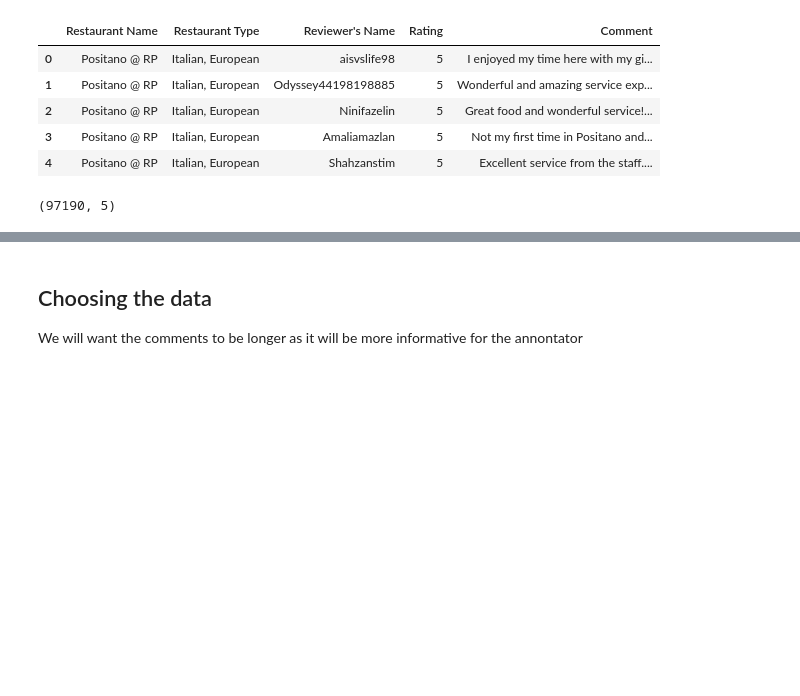
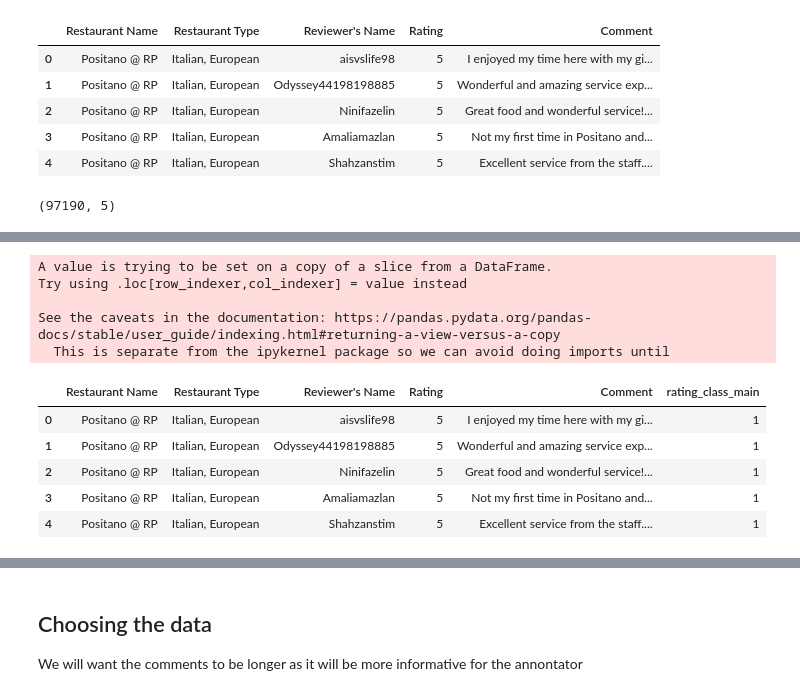
Before and after one commit to nicholasneo78/information-retrieval, a Jupyter notebook: inter-annontator-agreement-data-code.ipynb, the cells around one changed output, grey strips where cells are left out. Drawn from its saved outputs; the diff is of its cells as text; code cells hidden in the pictures; blank space fills up the shorter version.

```diff
--- a/inter-annontator-agreement-data-code.ipynb
+++ b/inter-annontator-agreement-data-code.ipynb
@@ -20,6 +20,6 @@ data_raw_.shape
 (97190, 5)
 # %%
 # remove duplicates in the data
-data_raw = data_raw_.drop_duplicates(subset={"Reviewer\'s Name","Rating","Comment"}, keep='first', inplace=False)
+data_raw = data_raw_.drop_duplicates(subset={"Reviewer\'s Name","Comment"}, keep='first', inplace=False)
 data_raw.shape
 # %% [output]
@@ -41,0 +56,17 @@ Name: Rating, dtype: int64
+# %%
+ratings = data_raw['Rating']
+rating_converted = ratings.map(partition)
+data_raw['rating_class_main'] = rating_converted
+data_raw.head()
+# %% [output]
+A value is trying to be set on a copy of a slice from a DataFrame.
+Try using .loc[row_indexer,col_indexer] = value instead
+
+See the caveats in the documentation: https://pandas.pydata.org/pandas-docs/stable/user_guide/indexing.html#returning-a-view-versus-a-copy
+  This is separate from the ipykernel package so we can avoid doing imports until
+|  | Restaurant Name | Restaurant Type | Reviewer's Name | Rating | Comment | rating_class_main |
+| 0 | Positano @ RP | Italian, European | aisvslife98 | 5 | I enjoyed my time here with my gi... | 1 |
+| 1 | Positano @ RP | Italian, European | Odyssey44198198885 | 5 | Wonderful and amazing service exp... | 1 |
+| 2 | Positano @ RP | Italian, European | Ninifazelin | 5 | Great food and wonderful service!... | 1 |
+| 3 | Positano @ RP | Italian, European | Amaliamazlan | 5 | Not my first time in Positano and... | 1 |
+| 4 | Positano @ RP | Italian, European | Shahzanstim | 5 | Excellent service from the staff.... | 1 |
```
Also changed, not shown: parts of 23 cells of this notebook, 3 other files.
